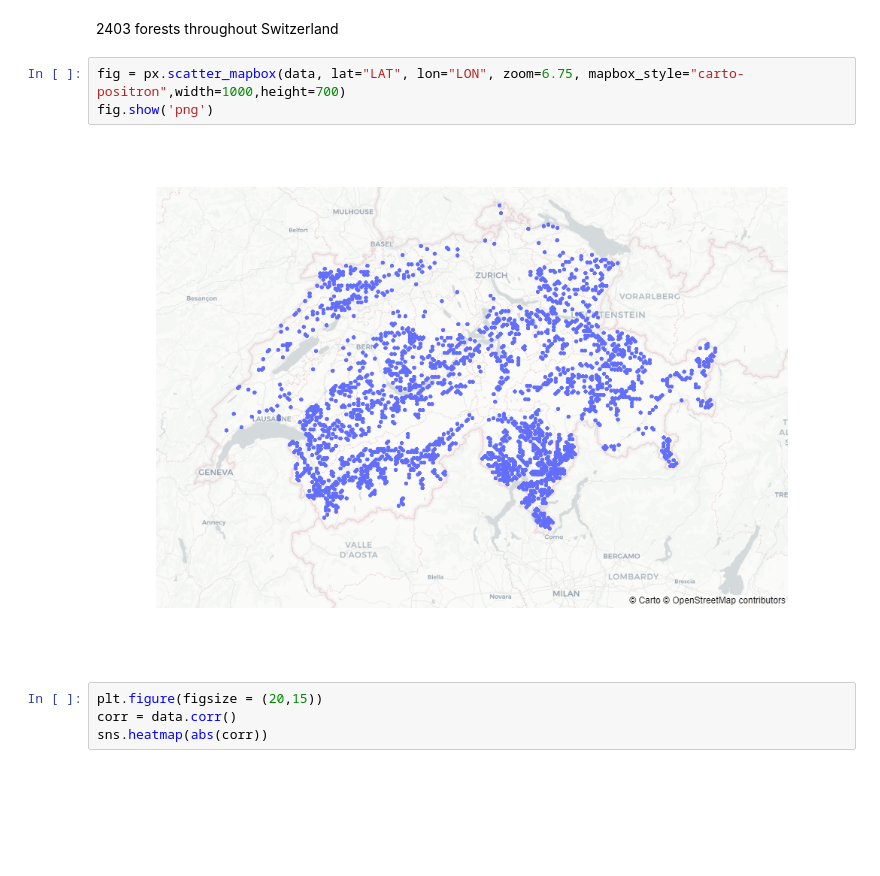
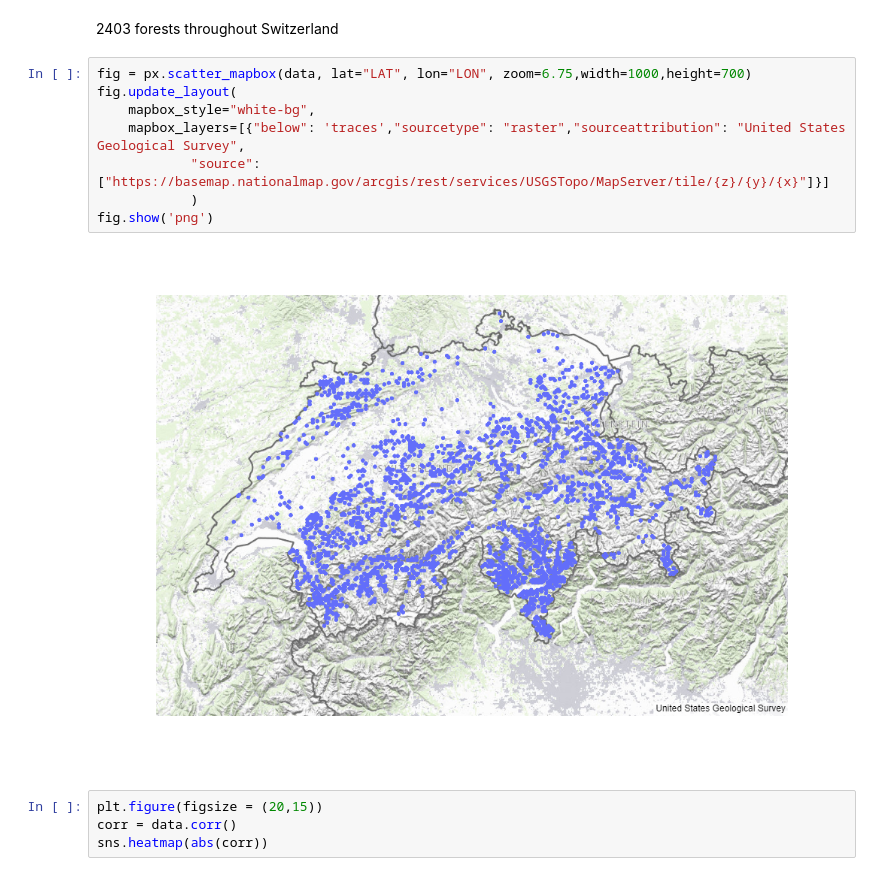
Before and after one commit to Ukratic/Jedha_fullstack, a Jupyter notebook: 6. Protective Forests/eda.ipynb, the cells around one changed output. Saved outputs shown, nothing was run; the diff lists cells and outputs as text; blank space fills up the shorter version.

```diff
--- a/6. Protective Forests/eda.ipynb
+++ b/6. Protective Forests/eda.ipynb
@@ -33,10 +33,15 @@ Percentage of missing values:
 # %% [markdown]
 2403 forests throughout Switzerland
 # %%
-fig = px.scatter_mapbox(data, lat="LAT", lon="LON", zoom=6.75, mapbox_style="carto-positron",width=1000,height=700)
+fig = px.scatter_mapbox(data, lat="LAT", lon="LON", zoom=6.75,width=1000,height=700)
+fig.update_layout(
+    mapbox_style="white-bg",
+    mapbox_layers=[{"below": 'traces',"sourcetype": "raster","sourceattribution": "United States Geological Survey",
+            "source": ["https://basemap.nationalmap.gov/arcgis/rest/services/USGSTopo/MapServer/tile/{z}/{y}/{x}"]}]
+            )
 fig.show('png')
 # %% [output]
-[figure, old version]
+[figure, new version]
 # %%
 plt.figure(figsize = (20,15))
 corr = data.corr()
```
Also changed, not shown: parts of 1 cell of this notebook, 3 other files.
